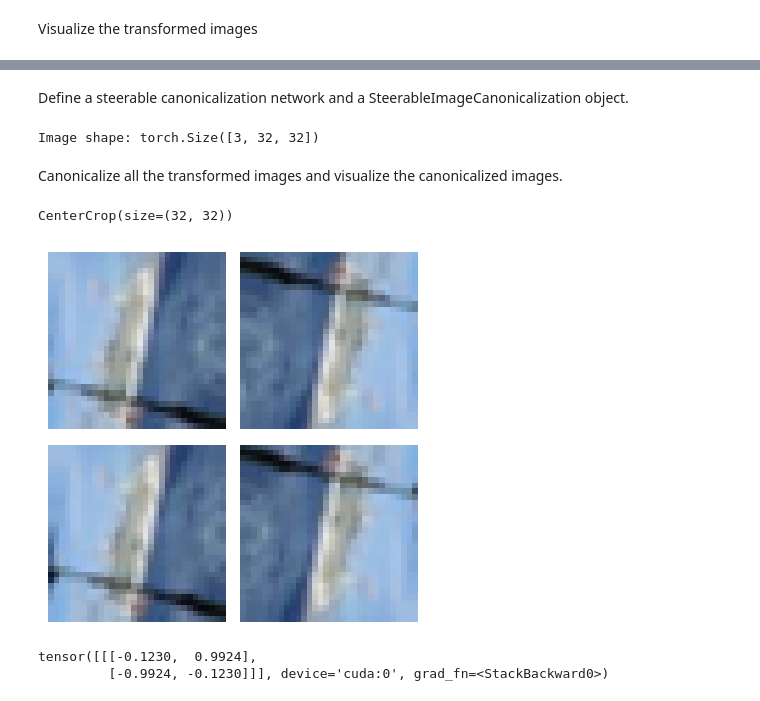
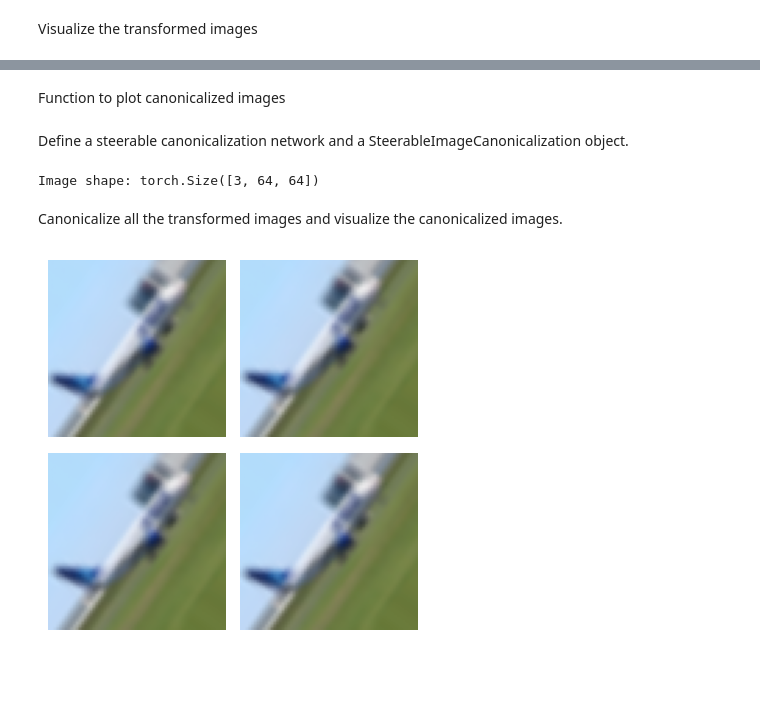
Before and after one commit to arnab39/equiadapt, a Jupyter notebook: tutorials/images/test_continuous_canonicalization.ipynb, the cells around one changed output, grey strips where cells are left out. Drawn from its saved outputs; the diff is of its cells as text; code cells hidden in the pictures; blank space fills up the shorter version.

```diff
--- a/tutorials/images/test_continuous_canonicalization.ipynb
+++ b/tutorials/images/test_continuous_canonicalization.ipynb
@@ -42,7 +69,7 @@ We then check if the canonicalized image is the same as the original image.
 # number of random rotations
 k = 4
 # Original tensor image from the DataLoader
-sample_image_tensor = sample_data[0]  # Assuming the first item is your image tensor
+sample_image_tensor = sample_data[0][0]  # Assuming the first item is your image tensor
 
 # Define an empty list to store the transformed tensor images
 transformed_sample_images = []
@@ -98,7 +125,7 @@ def plot_image_tensors(image_tensors, titles=None, figsize=(4, 4)):
     # Loop through all the images and their corresponding axes
     for i, (img_tensor, ax) in enumerate(zip(image_tensors, axes)):
         # Convert the tensor for visualization
-        img_np = img_tensor.squeeze().permute(1, 2, 0).numpy()
+        img_np = invert_normalize(img_tensor.squeeze()).permute(1, 2, 0).numpy()
 
         # Plot the image
         ax.imshow(img_np)
@@ -125,16 +152,29 @@ plot_image_tensors(transformed_sample_images)
+# %% [markdown]
+Function to plot canonicalized images
+# %%
+def get_and_plot_canonicalized_images(transformed_sample_images, canonicalizer):
+    # Set the canonicalizer to evaluation mode
+    canonicalizer.eval()
+
+    # Get canonicalized images for all transformed images
+    with torch.no_grad():
+        canonicalized_images = []
+        for im in transformed_sample_images:
+            im = im.unsqueeze(0).to(device)
+            canonicalized_image = canonicalizer.canonicalize(im)
+            canonicalized_images.append(canonicalized_image.detach().cpu())
+
+    # Visualizing all the canonicalized images
+    plot_image_tensors(canonicalized_images)
 # %% [markdown]
 Define a steerable canonicalization network and a SteerableImageCanonicalization object.
 # %%
-from equiadapt.images.canonicalization.continuous_group import SteerableImageCanonicalization
-
-# Get the device
-device = torch.device("cuda" if torch.cuda.is_available() else "cpu")
-
 # Define the hyperparameters for the canonicalization network
 class CanonicalizationHyperparams:
     def __init__(self):
         self.group_type = 'rotation'
-        self.input_crop_ratio = 0.5
+        self.input_crop_ratio = 0.9
+        self.resize_shape = 64 # The shape of the image after resizing
 
 # Create an instance of the hyperparameters
 canonicalization_hyperparams = CanonicalizationHyperparams()
@@ -151,7 +191,10 @@ print(f"Image shape: {image_shape}")
 # This vector is used to get a rotation matrix in a differentiable manner
 canonicalization_network = ESCNNSteerableNetwork(
     in_shape = image_shape,
-    out_channels=16, kernel_size= 9, num_layers = 2).to(device)
+    out_channels=16,
+    kernel_size= 7,
+    num_layers = 2
+).to(device)
 
 
 # Create a steerable canonicalization object
@@ -161,27 +204,11 @@ canonicalizer = SteerableImageCanonicalization(
     in_shape=image_shape,
 )
 # %% [output]
-Image shape: torch.Size([3, 32, 32])
+Image shape: torch.Size([3, 64, 64])
 # %% [markdown]
 Canonicalize all the transformed images and visualize the canonicalized images.
-# %%
-canonicalizer.crop
-# %% [output]
-CenterCrop(size=(32, 32))
 # %%
 # Get canonicalized images for all transformed images
-canonicalized_images = []
-for im in transformed_sample_images:
-    im = im.to(device)
-    canonicalized_image = canonicalizer.canonicalize(im)
-    canonicalized_images.append(canonicalized_image.detach().cpu())
-
-# Visualizing all the canonicalized images
-plot_image_tensors(canonicalized_images)
+get_and_plot_canonicalized_images(transformed_sample_images, canonicalizer)
 # %% [output]
-[figure, old version]
+[figure, new version]
-# %%
-canonicalizer.canonicalization_info_dict['group_element']['rotation']
-# %% [output]
-tensor([[[-0.1230,  0.9924],
-         [-0.9924, -0.1230]]], device='cuda:0', grad_fn=<StackBackward0>)
```
Also changed, not shown: parts of 11 cells of this notebook, 4 other files.
